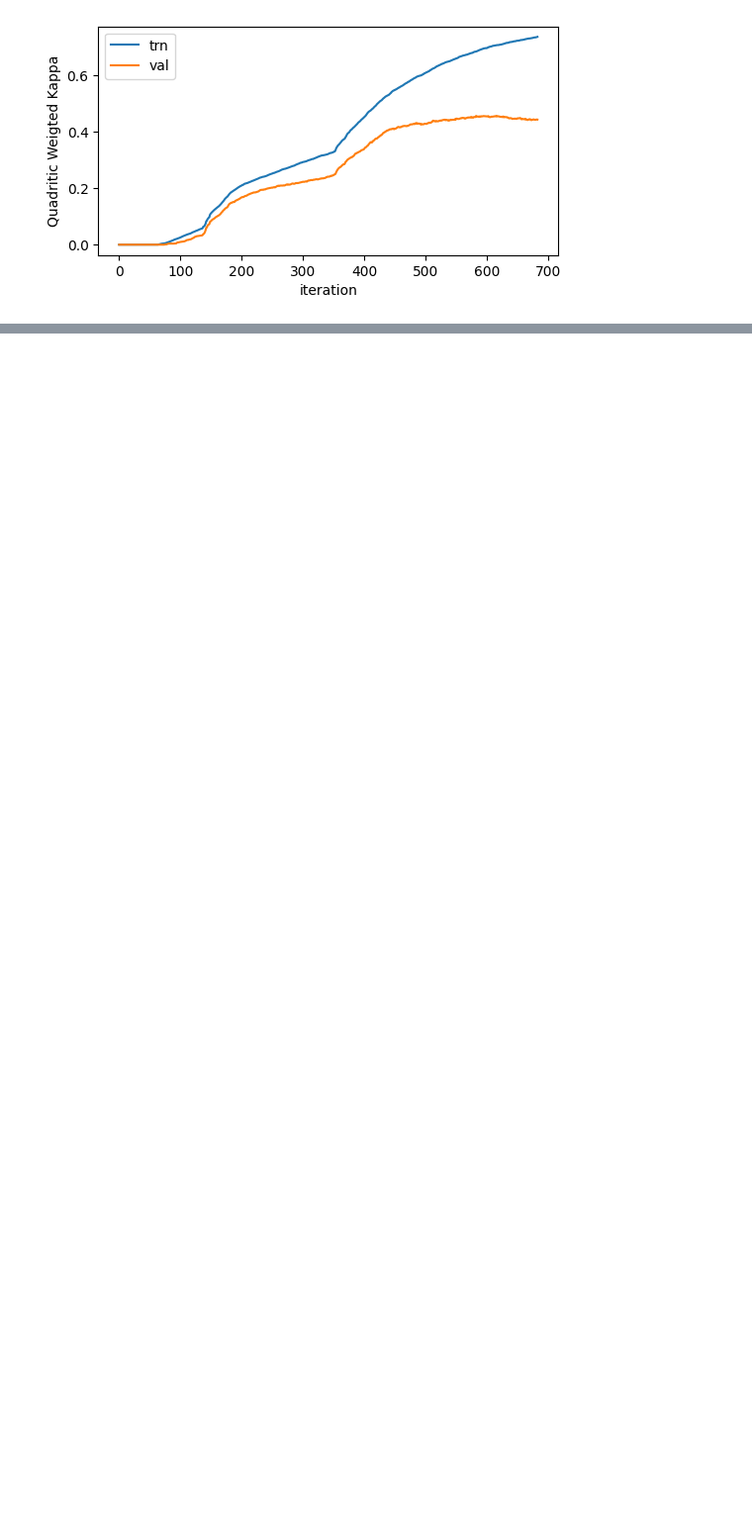
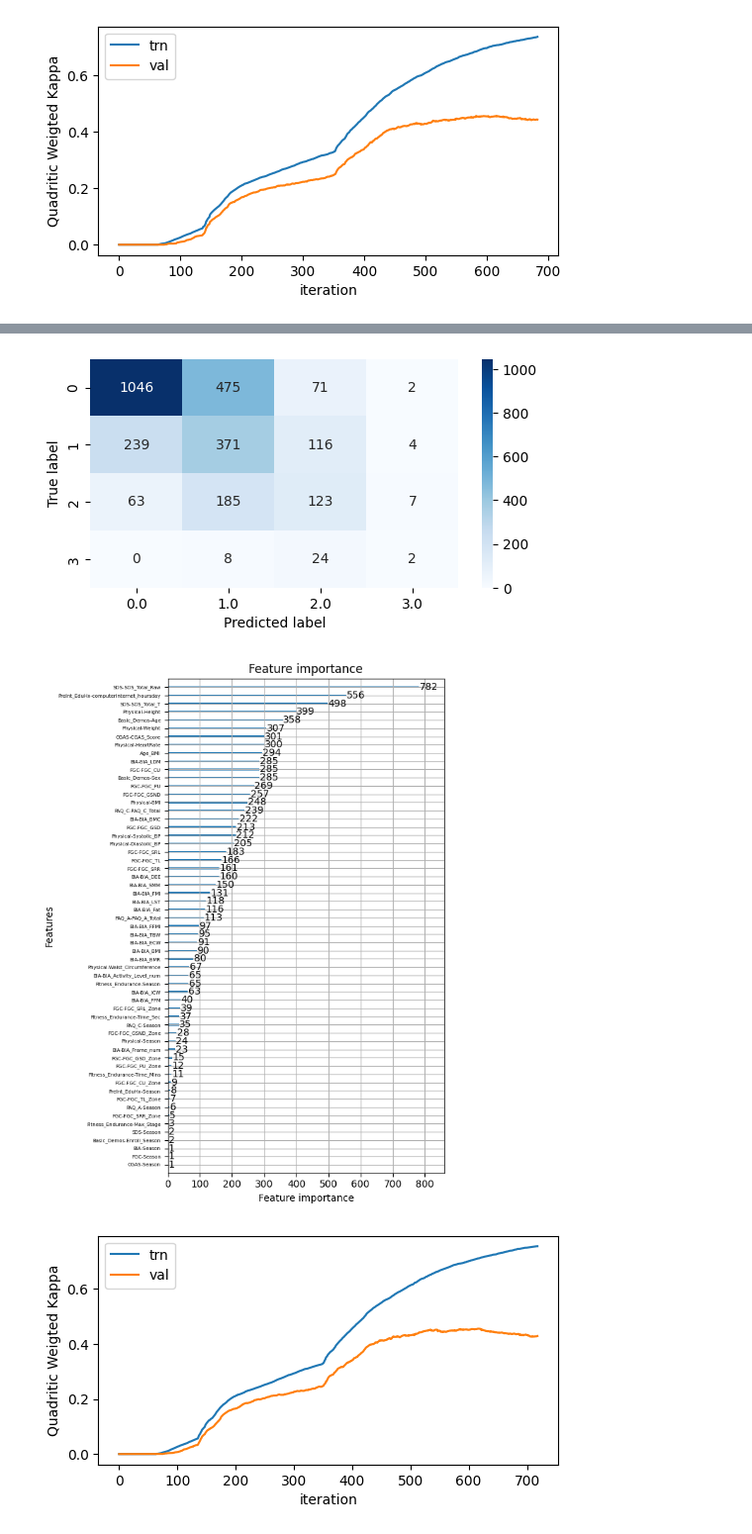
Before and after one commit to maekou-AI/cmi_piu, a Jupyter notebook: notebook/model_evaluation.ipynb, the cells around one changed output, grey strips where cells are left out. Shown at 99% size. Drawn from its saved outputs; the diff is of its cells as text; code cells hidden in the pictures; blank space fills up the shorter version.

```diff
--- a/notebook/model_evaluation.ipynb
+++ b/notebook/model_evaluation.ipynb
@@ -34,0 +37,9 @@ plot_learning_curve("exp011")
+# %%
+oof_preds_010 = process_oof_prediction("exp012")
+plot_confusion_matrix(oof_preds_010)
+plot_importance("exp012", 6, 8)
+plot_learning_curve("exp012")
+# %% [output]
+[figure, added]
+[figure, added]
+[figure, added]
```
Also changed, not shown: parts of 1 cell of this notebook.
